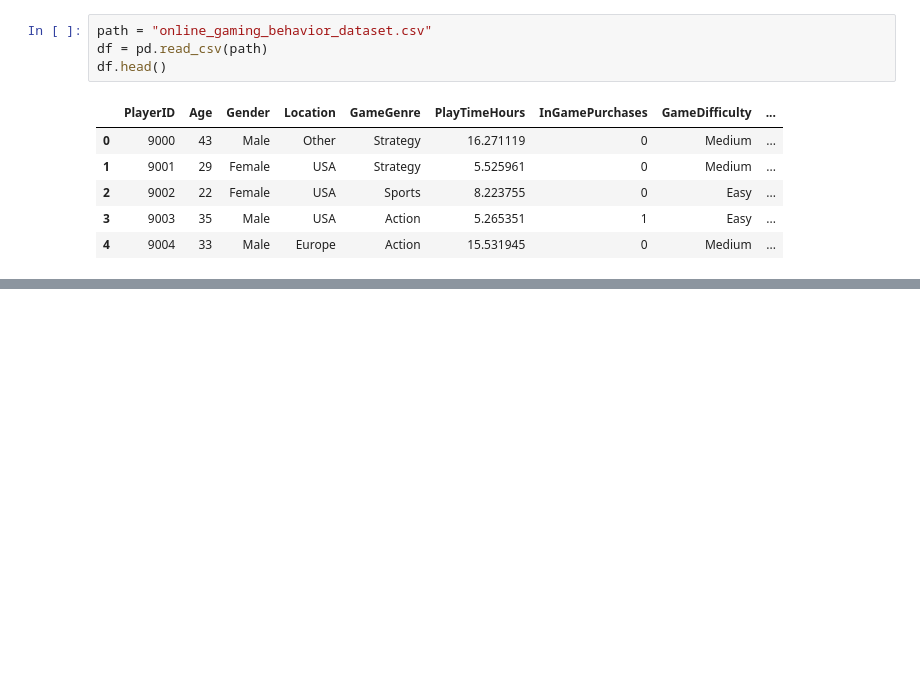
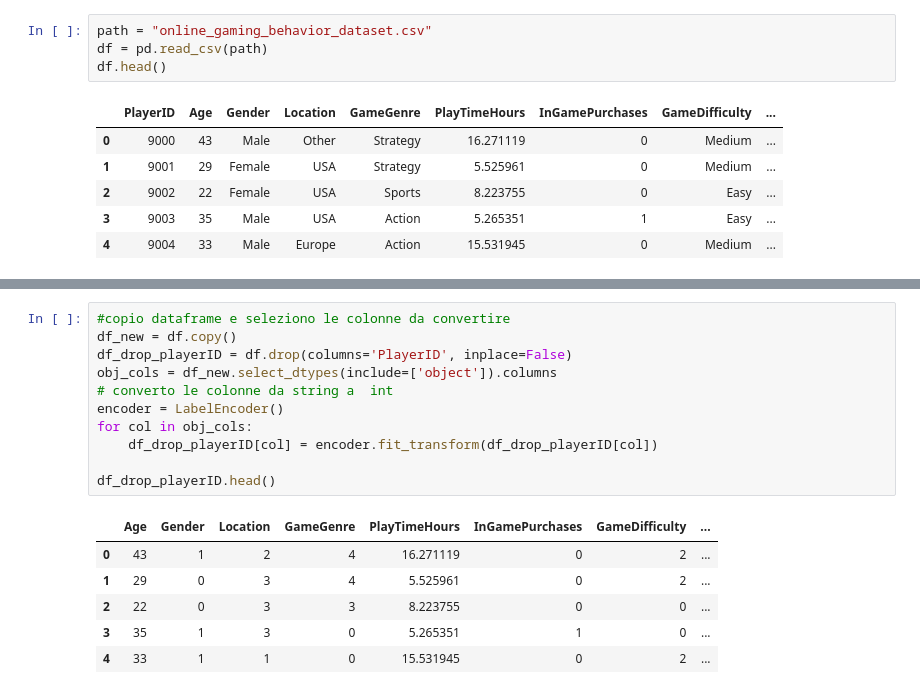
Before and after one commit to develhope/Data-PT-9-TeamProject-1-team-2, a Jupyter notebook: EDA_test2.ipynb, the cells around one changed output, grey strips where cells are left out. Drawn from its saved outputs; the diff is of its cells as text; blank space fills up the shorter version.

```diff
--- a/EDA_test2.ipynb
+++ b/EDA_test2.ipynb
@@ -107,0 +131,18 @@ plt.show()
+# %%
+#copio dataframe e seleziono le colonne da convertire
+df_new = df.copy()
+df_drop_playerID = df.drop(columns='PlayerID', inplace=False)
+obj_cols = df_new.select_dtypes(include=['object']).columns
+# converto le colonne da string a  int
+encoder = LabelEncoder()
+for col in obj_cols:
+    df_drop_playerID[col] = encoder.fit_transform(df_drop_playerID[col])
+
+df_drop_playerID.head()
+# %% [output]
+|  | Age | Gender | Location | GameGenre | PlayTimeHours | InGamePurchases | GameDifficulty | ... |
+| 0 | 43 | 1 | 2 | 4 | 16.271119 | 0 | 2 | ... |
+| 1 | 29 | 0 | 3 | 4 | 5.525961 | 0 | 2 | ... |
+| 2 | 22 | 0 | 3 | 3 | 8.223755 | 0 | 0 | ... |
+| 3 | 35 | 1 | 3 | 0 | 5.265351 | 1 | 0 | ... |
+| 4 | 33 | 1 | 1 | 0 | 15.531945 | 0 | 2 | ... |
```
Also changed, not shown: parts of 5 cells of this notebook.
